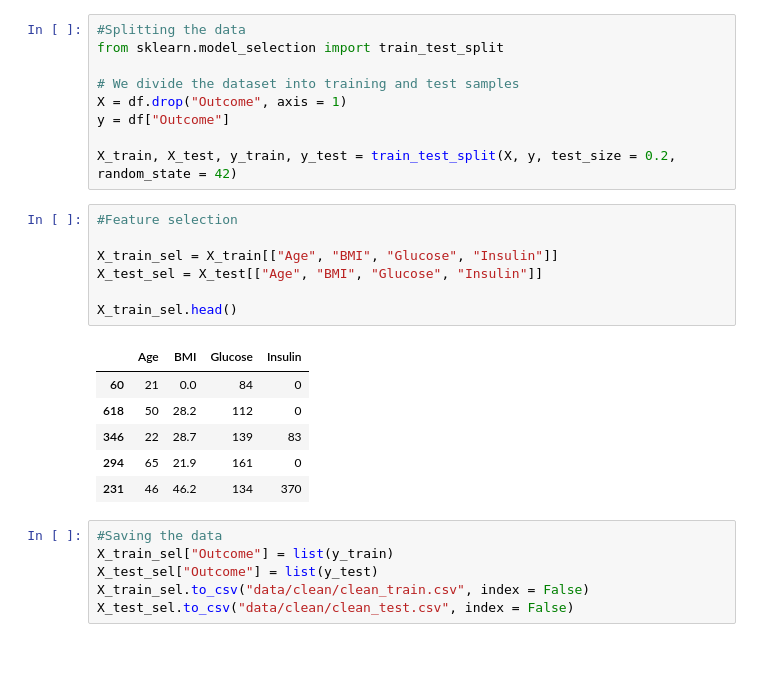
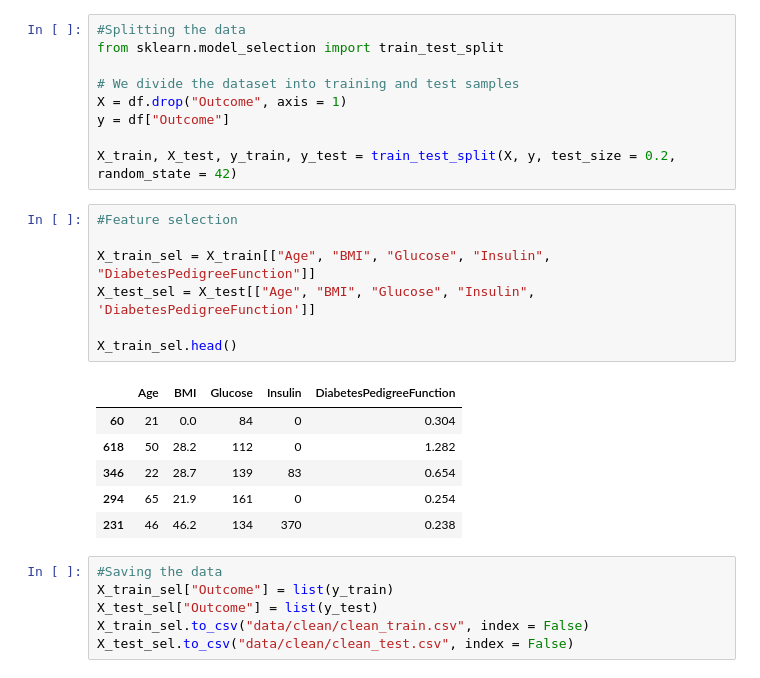
Before and after one commit to Jasn2002/decision-tree-project-tutorial, a Jupyter notebook: exercise.ipynb, the cells around one changed output. Cells and saved outputs as stored; diff of their text form.

```diff
--- a/exercise.ipynb
+++ b/exercise.ipynb
@@ -174,17 +174,17 @@ X_train, X_test, y_train, y_test = train_test_split(X, y, test_size = 0.2, rando
 # %%
 #Feature selection
 
-X_train_sel = X_train[["Age", "BMI", "Glucose", "Insulin"]]
-X_test_sel = X_test[["Age", "BMI", "Glucose", "Insulin"]]
+X_train_sel = X_train[["Age", "BMI", "Glucose", "Insulin", "DiabetesPedigreeFunction"]]
+X_test_sel = X_test[["Age", "BMI", "Glucose", "Insulin", 'DiabetesPedigreeFunction']]
 
 X_train_sel.head()
 # %% [output]
-|  | Age | BMI | Glucose | Insulin |
-| 60 | 21 | 0.0 | 84 | 0 |
-| 618 | 50 | 28.2 | 112 | 0 |
-| 346 | 22 | 28.7 | 139 | 83 |
-| 294 | 65 | 21.9 | 161 | 0 |
-| 231 | 46 | 46.2 | 134 | 370 |
+|  | Age | BMI | Glucose | Insulin | DiabetesPedigreeFunction |
+| 60 | 21 | 0.0 | 84 | 0 | 0.304 |
+| 618 | 50 | 28.2 | 112 | 0 | 1.282 |
+| 346 | 22 | 28.7 | 139 | 83 | 0.654 |
+| 294 | 65 | 21.9 | 161 | 0 | 0.254 |
+| 231 | 46 | 46.2 | 134 | 370 | 0.238 |
 # %%
 #Saving the data
 X_train_sel["Outcome"] = list(y_train)
```
Also changed, not shown: 5 other files.
